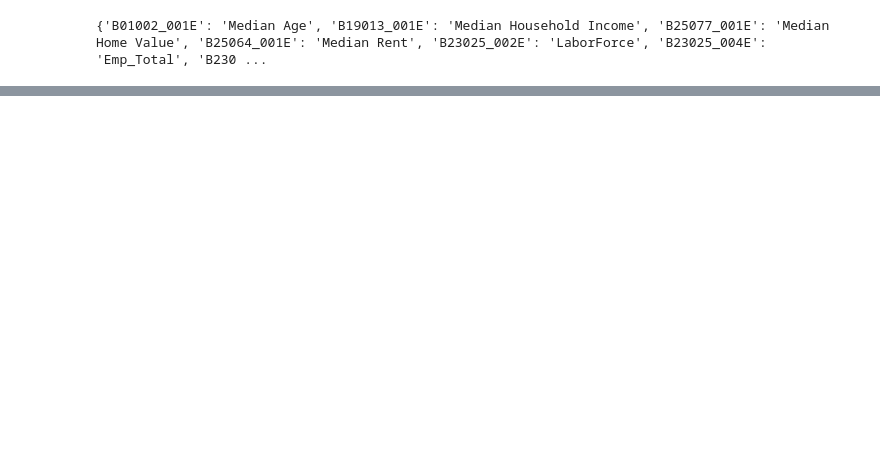
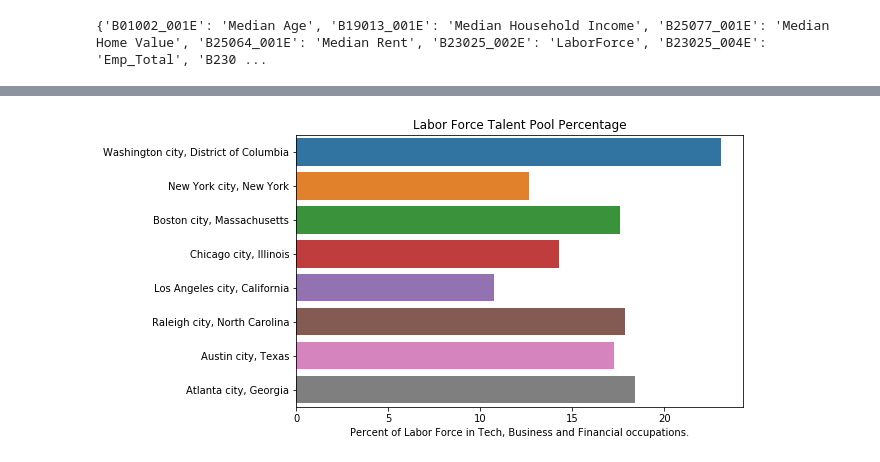
Before and after one commit to indranik/BC_Project1, a Jupyter notebook: Indu_Demographics.ipynb, the cells around one changed output, grey strips where cells are left out. Drawn from its saved outputs; the diff is of its cells as text; code cells hidden in the pictures; blank space fills up the shorter version.

```diff
--- a/Indu_Demographics.ipynb
+++ b/Indu_Demographics.ipynb
@@ -76,0 +112,10 @@ censusDF.to_csv("Cities_Demographics.csv")
+# %%
+
+plt.figure(figsize=(8,5))
+sns.barplot(y='NAME',x='Emp_Tech_Per',data=laborForceDF)
+plt.xlabel("Percent of Labor Force in Tech, Business and Financial occupations.")
+plt.ylabel("")
+plt.title("Labor Force Talent Pool Percentage")
+plt.show()
+# %% [output]
+[figure, added]
```
Also changed, not shown: parts of 6 cells of this notebook.
